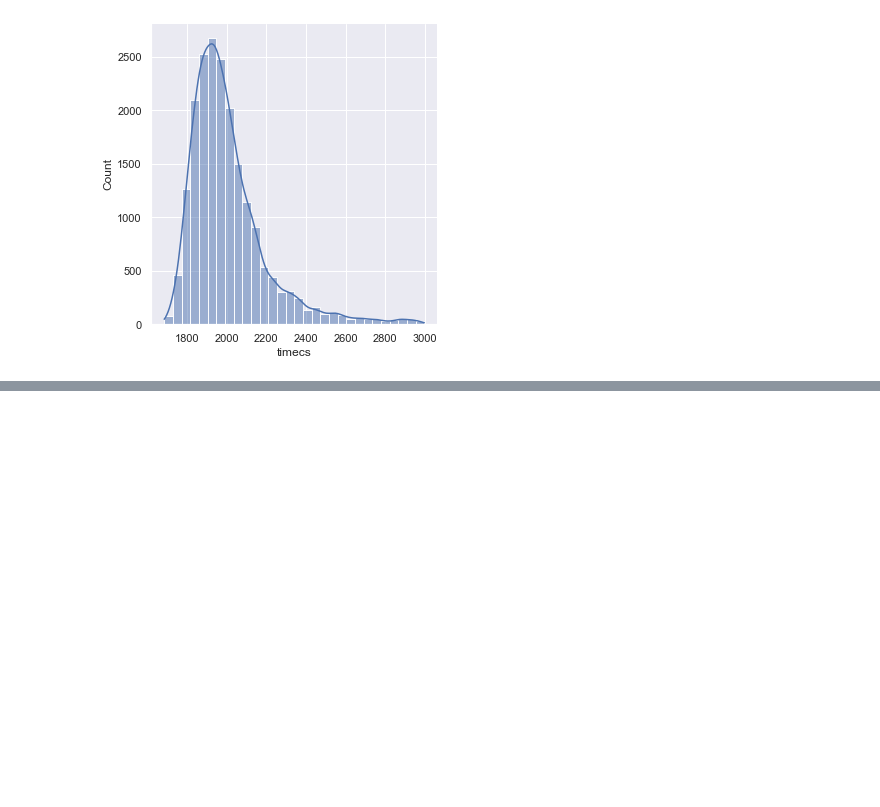
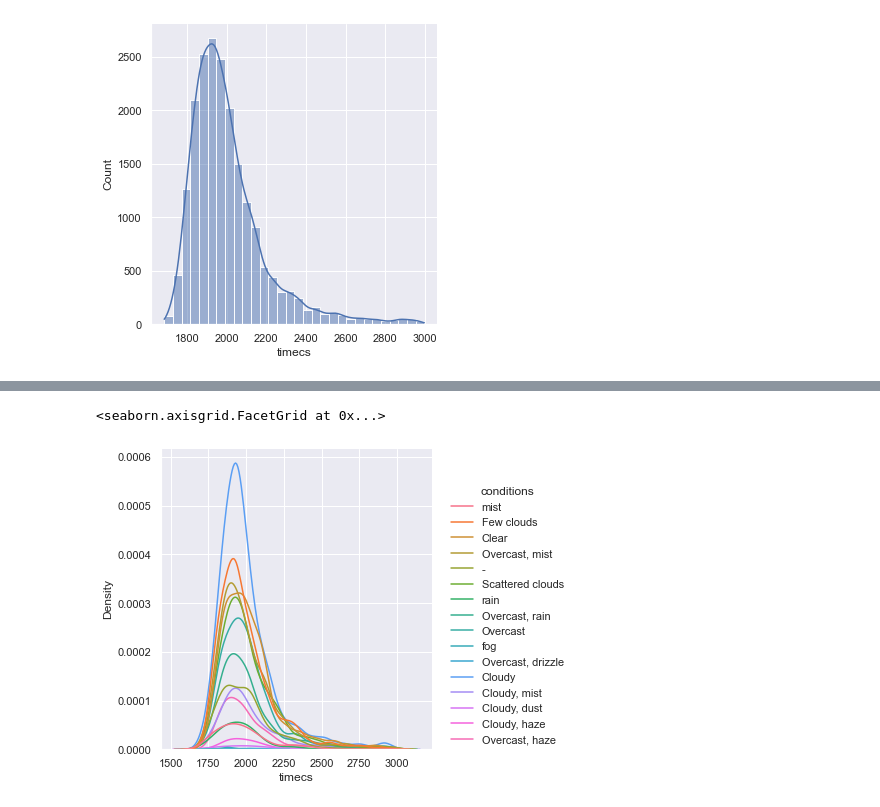
Before and after one commit to Trouvaille0198/Jupyter, a Jupyter notebook: Projects/MetroProject/demo.ipynb, the cells around one changed output, grey strips where cells are left out. Drawn from its saved outputs; the diff is of its cells as text; code cells hidden in the pictures; blank space fills up the shorter version.

```diff
--- a/Projects/MetroProject/demo.ipynb
+++ b/Projects/MetroProject/demo.ipynb
@@ -22,0 +37,5 @@ sns.displot(x=data1['timecs'],data=data1,bins=30,kde=True)
+# %%
+sns.displot(x=data1['timecs'],data=data1,hue=data1['conditions'],kind='kde')
+# %% [output]
+<seaborn.axisgrid.FacetGrid at 0x...>
+[figure, added]
```
Also changed, not shown: parts of 10 cells of this notebook, 1 other file.
